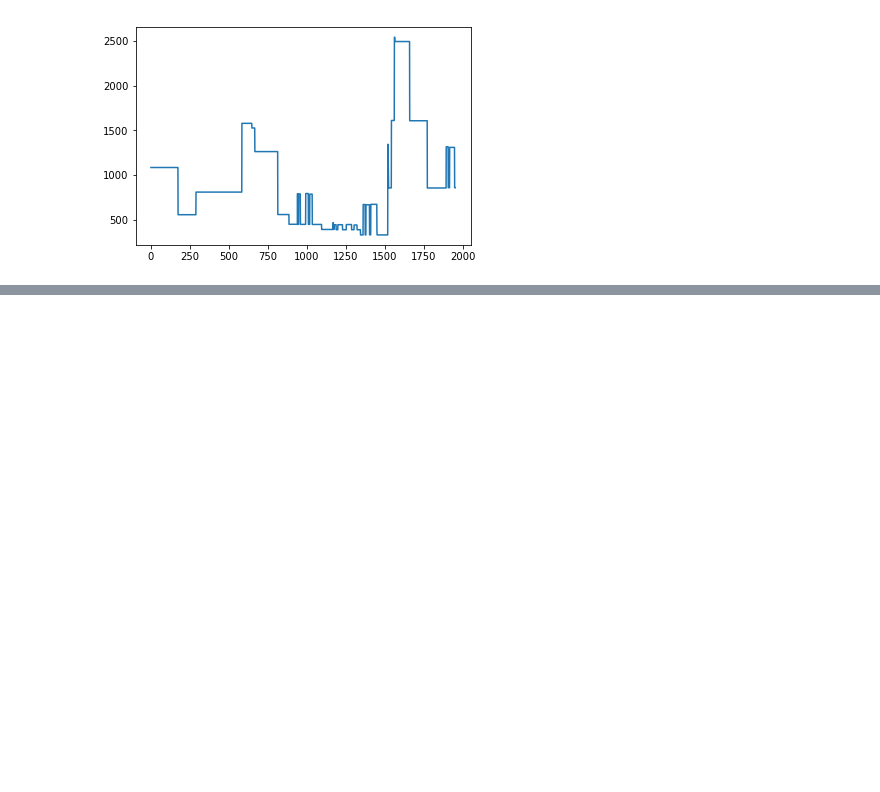
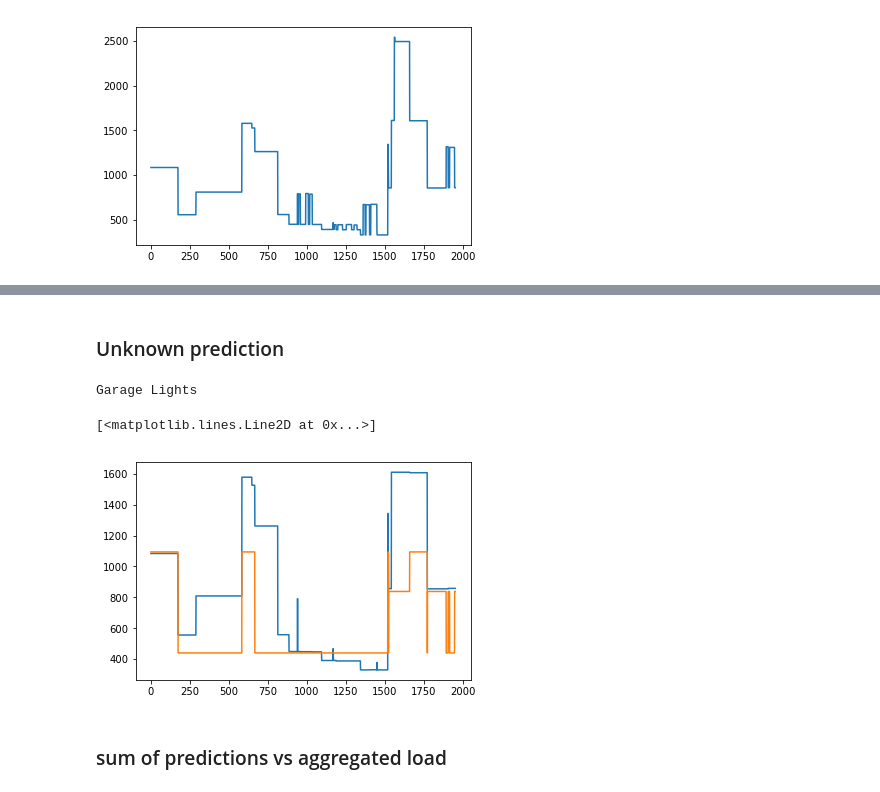
Before and after one commit to AlirezaSamar/PowerDisaggregation, a Jupyter notebook: LoadProcessing.ipynb, the cells around one changed output, grey strips where cells are left out. Cells and saved outputs as stored; diff of their text form; code cells hidden in the pictures; blank space fills up the shorter version.

```diff
--- a/LoadProcessing.ipynb
+++ b/LoadProcessing.ipynb
@@ -1004,3 +1306,17 @@ prediction.head()
+# %% [markdown]
+### Unknown prediction
+# %%
+b = np.asarray(meter_data_unkown)
+prd = np.asarray(prediction["unknown"])
+print app
+plt.plot(b)
+plt.plot(range(len(prd)), prd +10)
+# %% [output]
+Garage Lights
+[<matplotlib.lines.Line2D at 0x...>]
+[figure, added]
+# %% [markdown]
+### sum of predictions vs aggregated load
 # %%
 sumPred = prediction.sum(axis=1)
 # %%
```
Also changed, not shown: parts of 37 cells of this notebook.
